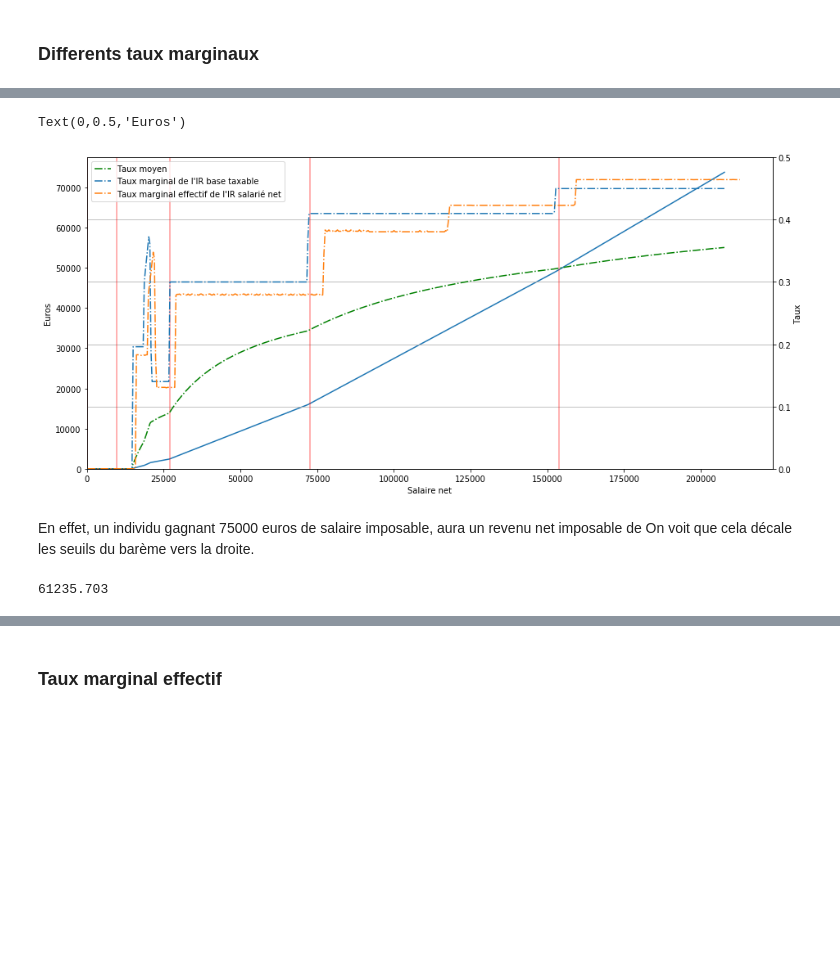
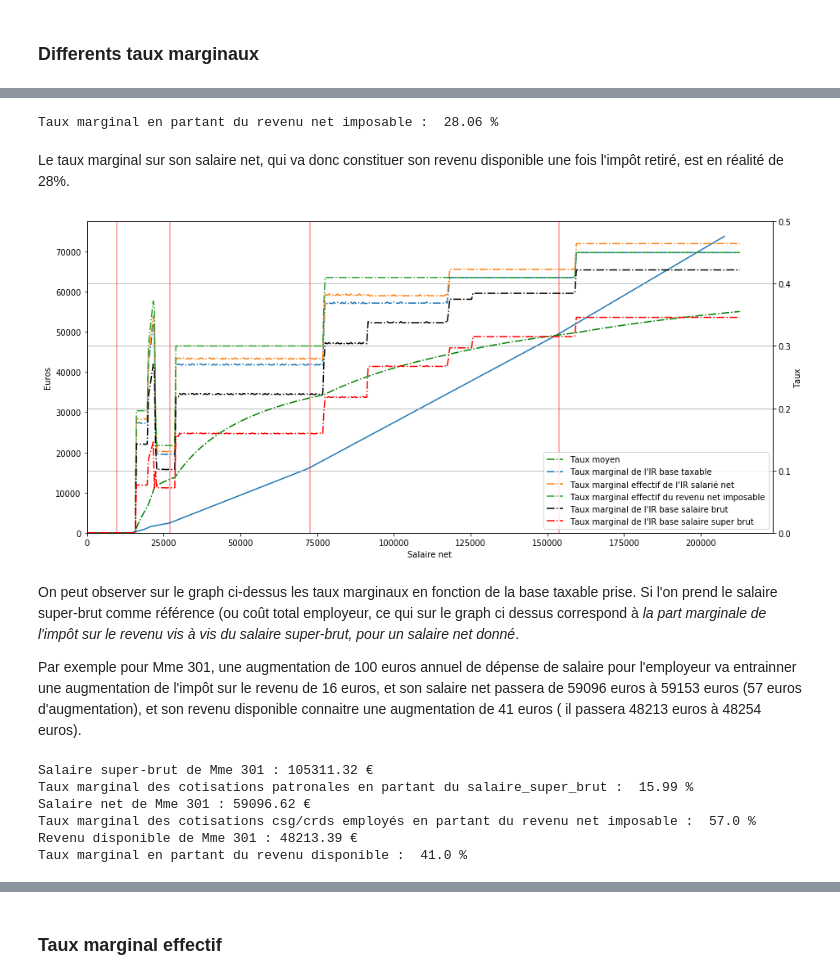
Before and after one commit to adrienpacifico/openfisca-france-notebook-story, a Jupyter notebook: notebooks/comment_fonctionne_l_Impot_sur_le_revenu_francais.ipynb, the cells around one changed output, grey strips where cells are left out. Saved outputs shown, nothing was run; the diff lists cells and outputs as text; code cells hidden in the pictures; blank space fills up the shorter version.

```diff
--- a/notebooks/comment_fonctionne_l_Impot_sur_le_revenu_francais.ipynb
+++ b/notebooks/comment_fonctionne_l_Impot_sur_le_revenu_francais.ipynb
@@ -624,37 +648,79 @@ impot_total_sur_le_revenu = -simulation_no_child.calculate("irpp", 2016)
+# %%
+salaire_net = simulation_no_child.calculate_add("salaire_net", 2016)
+print("Taux marginal en partant du revenu net imposable : ", np.round(np.mean( 1-rates.marginal_rate(
+                           impot_total_sur_le_revenu,salaire_net)[300::smooth][0])*100,2 ), "%")
+# %% [output]
+Taux marginal en partant du revenu net imposable :  28.06 %
+# %% [markdown]
+Le taux marginal sur son salaire net, qui va donc constituer son revenu disponible une fois l'impôt retiré, est en réalité de 28%.
 # %%
+salaire_de_base = simulation_no_child.calculate_add("salaire_de_base", 2016) # Correspond au salaire brut
+salaire_super_brut = simulation_no_child.calculate_add("salaire_super_brut", 2016)
+revenu_disponible = simulation_no_child.calculate_add("revenu_disponible", 2016)
+
 fig = plt.figure(figsize=(15,7))
 smooth = 2
 ax = fig.add_subplot(1,1,1)
 ax2 = ax.twinx()
 ax.plot(rni,
         impot_total_sur_le_revenu, label = 'Impot')
-ax2.plot(rni,
+ax2.plot(salaire_net,
         1-rates.average_rate(
                            impot_total_sur_le_revenu,rni), linestyle = "-.", color = "g", label = "Taux moyen")
 
-ax2.plot(rni[1::smooth],
+ax2.plot(salaire_net[1::smooth],
         1-rates.marginal_rate(
-                           impot_total_sur_le_revenu,rni)[::smooth], linestyle = "-.", label = "Taux marginal de l'IR base taxable")
+                           impot_total_sur_le_revenu,salaire_imposable)[::smooth], linestyle = "-.", label = "Taux marginal de l'IR base taxable")
+
+
 ax2.plot(salaire_net[1::smooth],
         1-rates.marginal_rate(
                            impot_total_sur_le_revenu,salaire_net)[::smooth], linestyle = "-.", label = u"Taux marginal effectif de l'IR salarié net")
-#ax2.plot(salaire_net[1::smooth],
-#        1-rates.marginal_rate(
-#                           impot_total_sur_le_revenu,salaire_de_base)[::smooth], linestyle = "-.", color = "k", label = "Taux marginal de l'IR base salaire brut")
-#ax2.plot(salaire_net[1::smooth],
-#        1-rates.marginal_rate(
-#                           impot_total_sur_le_revenu,salaire_super_brut)[::smooth], linestyle = "-.", color = "r", label = "Taux marginal de l'IR base salaire super brut")
+
+ax2.plot(salaire_net[1::smooth],
+        1-rates.marginal_rate(
+                           impot_total_sur_le_revenu,rni)[::smooth], linestyle = "-.", label = u"Taux marginal effectif du revenu net imposable")
+
+ax2.plot(salaire_net[1::smooth],
+        1-rates.marginal_rate(
+                           impot_total_sur_le_revenu,salaire_de_base)[::smooth], linestyle = "-.", color = "k", label = "Taux marginal de l'IR base salaire brut")
+
+ax2.plot(salaire_net[1::smooth],
+        1-rates.marginal_rate(
+                           impot_total_sur_le_revenu,salaire_super_brut)[::smooth], linestyle = "-.", color = "r", label = "Taux marginal de l'IR base salaire super brut")
+
 
 for val in df_piecewize_scheame[2017]["Threshold"]:
     plt.vlines(val, 0,0.5, color = 'r', alpha = .4)
-ax.set_xlim(0); ax.set_ylim(0); ax2.set_ylim(0,.5); plt.legend(); plt.grid(); ax.set_xlabel("Salaire net"); ax2.set_ylabel("Taux") ; ax.set_ylabel("Euros")
+ax.set_xlim(0); ax.set_ylim(0); ax2.set_ylim(0,.5); plt.legend(); plt.grid(); ax.set_xlabel("Salaire net"); ax2.set_ylabel("Taux") ; ax.set_ylabel("Euros");
 # %% [output]
-Text(0,0.5,'Euros')
-[figure, old version]
+[figure, new version]
-# %% [markdown]
-En effet, un individu gagnant 75000 euros de salaire imposable, aura un revenu net imposable de On voit que cela décale les seuils du barème vers la droite.
-# %%
-salaire_net[300]
-salaire_imposable[300]
-# %% [output]
-61235.703
+# %% [markdown]
+On peut observer sur le graph ci-dessus les taux marginaux en fonction de la base taxable prise. Si l'on prend le salaire super-brut comme référence (ou coût total employeur, ce qui sur le graph ci dessus correspond à *la part marginale de l'impôt sur le revenu vis à vis du salaire super-brut, pour un salaire net donné*.
+
+Par exemple pour Mme 301, une augmentation de 100 euros annuel de dépense de salaire pour l'employeur  va entrainner une augmentation de l'impôt sur le revenu de 16 euros, et son salaire net passera de 59096 euros à 59153 euros (57 euros d'augmentation), et son revenu disponible connaitre une augmentation de 41 euros ( il passera 48213 euros à 48254 euros).
+
+ [comment]: <> ( On voit sur le graph que les seuils du barème de l'Ir ne correspondent plus exactement au salaire net. Pour avoir le barème auquel fait réellement face un salarié, il faut mutiplier par 0.9 chaque seuil)
+# %%
+salaire_net = simulation_no_child.calculate_add("salaire_net", 2016)
+print("Salaire super-brut de Mme 301 :", salaire_super_brut[300], "€")
+print("Taux marginal des cotisations patronales en partant du salaire_super_brut : ", np.round(np.mean( 1-rates.marginal_rate(
+                           impot_total_sur_le_revenu,salaire_super_brut)[300::smooth][0])*100,2 ), "%")
+
+
+
+
+print("Salaire net de Mme 301 :", salaire_net[300], "€")
+print("Taux marginal des cotisations csg/crds employés en partant du revenu net imposable : ", np.round(np.mean( 1-rates.marginal_rate(
+                           salaire_net,salaire_super_brut)[300::smooth][0])*100,2 ), "%")
+
+print("Revenu disponible de Mme 301 :", revenu_disponible[300], "€")
+print("Taux marginal en partant du revenu disponible : ", np.round(np.mean( 1-rates.marginal_rate(
+                           revenu_disponible,salaire_super_brut)[300::smooth][0])*100,2 ), "%")
+# %% [output]
+Salaire super-brut de Mme 301 : 105311.32 €
+Taux marginal des cotisations patronales en partant du salaire_super_brut :  15.99 %
+Salaire net de Mme 301 : 59096.62 €
+Taux marginal des cotisations csg/crds employés en partant du revenu net imposable :  57.0 %
+Revenu disponible de Mme 301 : 48213.39 €
+Taux marginal en partant du revenu disponible :  41.0 %
```
Also changed, not shown: parts of 34 cells of this notebook.
